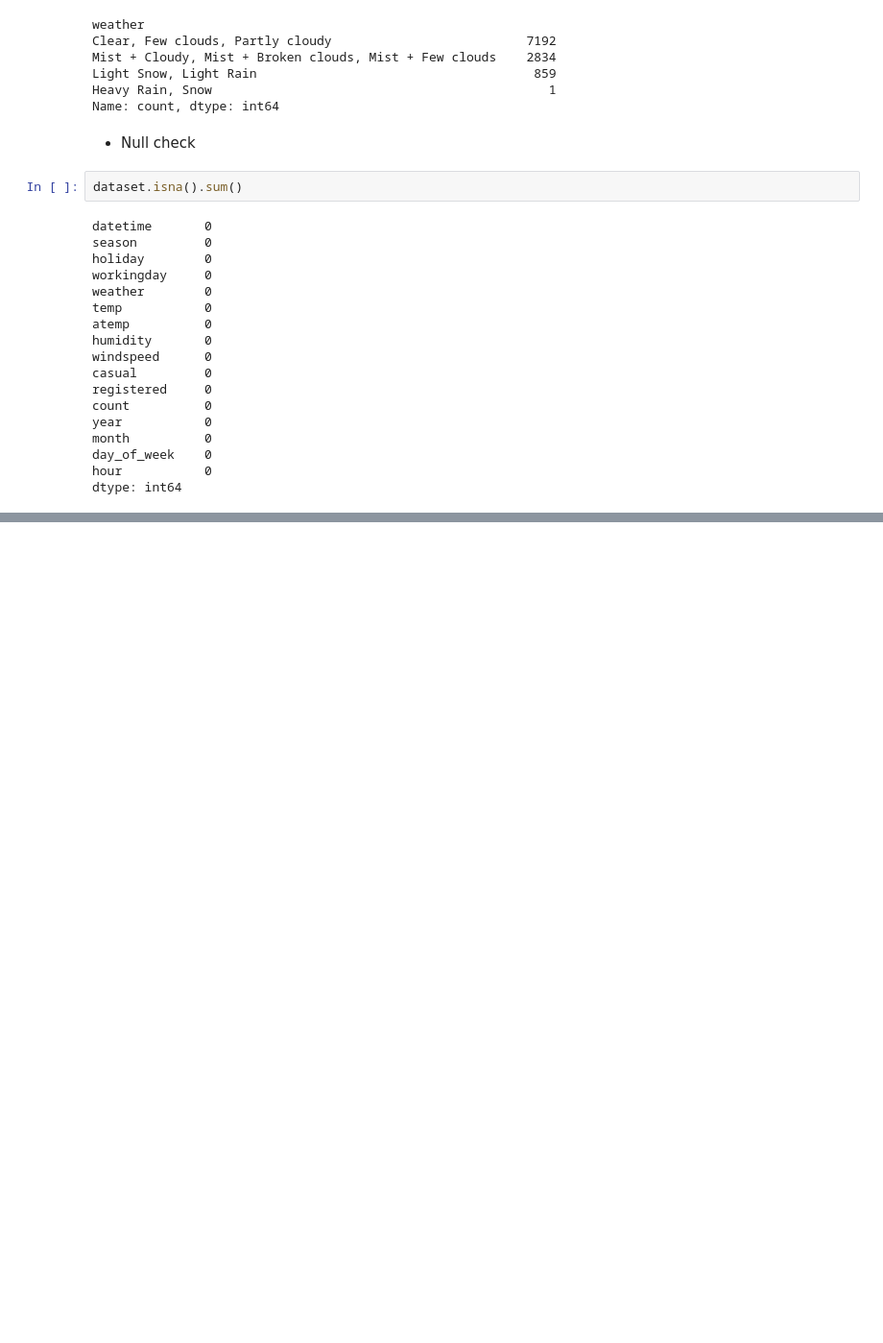
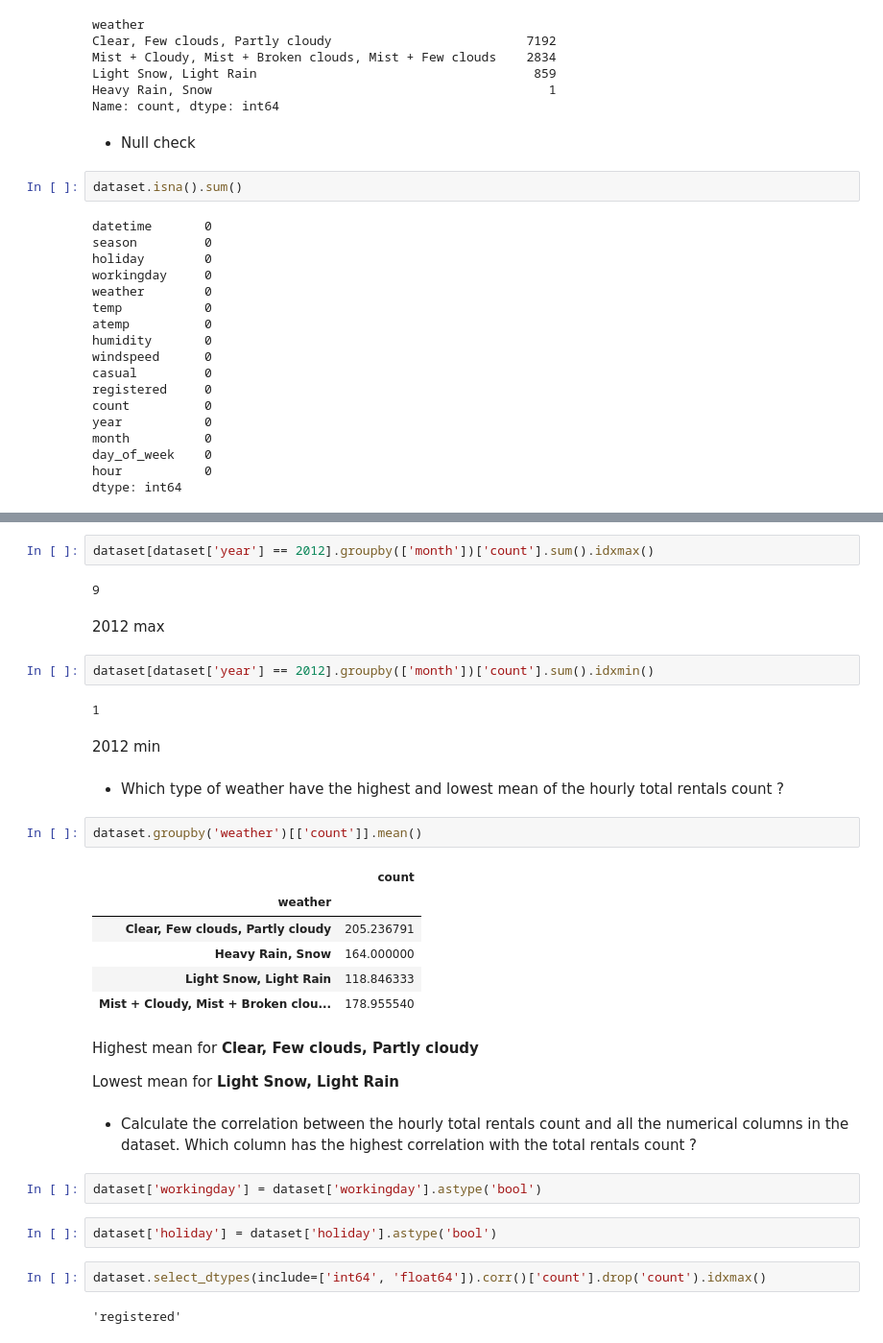
Before and after one commit to MrEktirir/Bike-Rental, a Jupyter notebook: Notebook/main.ipynb, the cells around one changed output, grey strips where cells are left out. Shown at 96% size. Drawn from its saved outputs; the diff is of its cells as text; blank space fills up the shorter version.

```diff
--- a/Notebook/main.ipynb
+++ b/Notebook/main.ipynb
@@ -163,0 +212,37 @@ dtype: int64
+# %%
+dataset[dataset['year'] == 2012].groupby(['month'])['count'].sum().idxmax()
+# %% [output]
+9
+# %% [markdown]
+<p> 2012 max</p>
+# %%
+dataset[dataset['year'] == 2012].groupby(['month'])['count'].sum().idxmin()
+# %% [output]
+1
+# %% [markdown]
+<p> 2012 min </p>
+# %% [markdown]
+* Which type of weather have the highest and lowest mean of the hourly total rentals count ?
+# %%
+dataset.groupby('weather')[['count']].mean()
+# %% [output]
+|  | count |
+| weather |  |
+| Clear, Few clouds, Partly cloudy | 205.236791 |
+| Heavy Rain, Snow | 164.000000 |
+| Light Snow, Light Rain | 118.846333 |
+| Mist + Cloudy, Mist + Broken clou... | 178.955540 |
+# %% [markdown]
+<p> Highest mean for <b>Clear, Few clouds, Partly cloudy</b> </p>
+
+<p> Lowest mean for <b>Light Snow, Light Rain</b> </p>
+# %% [markdown]
+* Calculate the correlation between the hourly total rentals count and all the numerical columns in the dataset. Which column has the highest correlation with the total rentals count ?
+# %%
+dataset['workingday'] = dataset['workingday'].astype('bool')
+# %%
+dataset['holiday'] = dataset['holiday'].astype('bool')
+# %%
+dataset.select_dtypes(include=['int64', 'float64']).corr()['count'].drop('count').idxmax()
+# %% [output]
+'registered'
```
Also changed, not shown: parts of 14 cells of this notebook.
